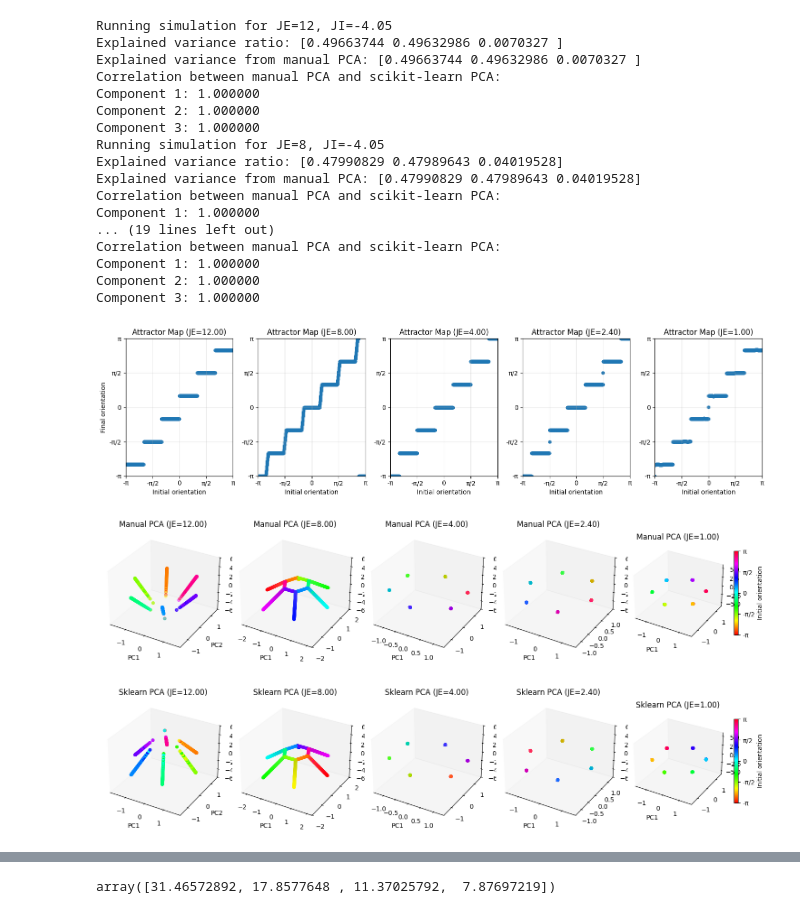
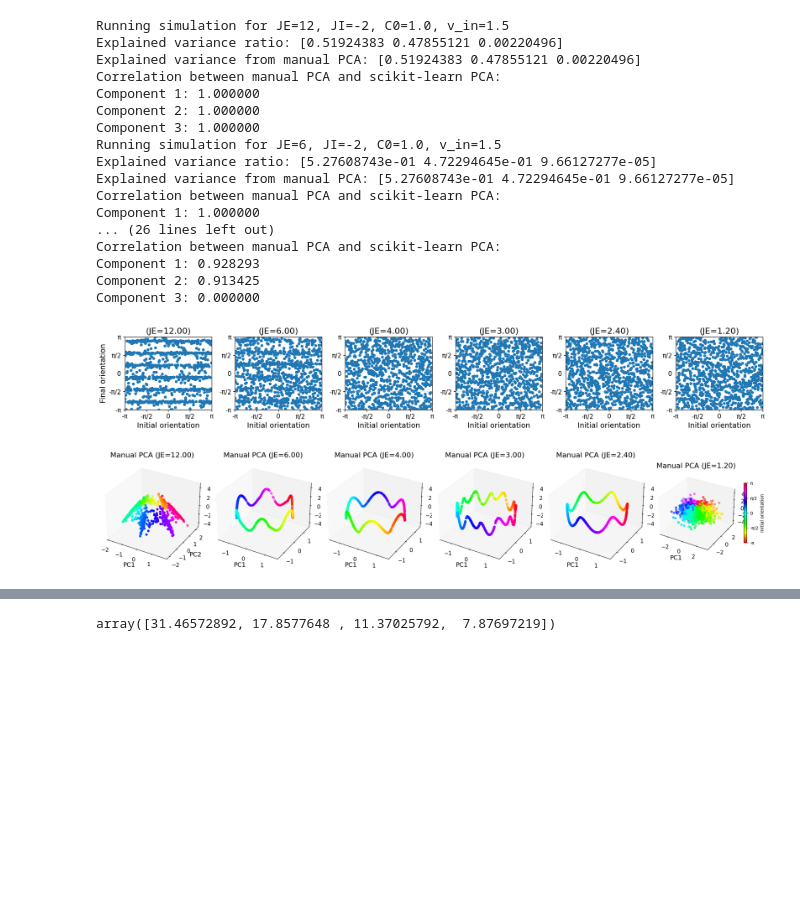
Before and after one commit to Sepsad/CompNeuroMethodsHWs, a Jupyter notebook: Final_project/code.ipynb, the cells around one changed output, grey strips where cells are left out. Cells and saved outputs as stored; diff of their text form; code cells hidden in the pictures; blank space fills up the shorter version.

```diff
--- a/Final_project/code.ipynb
+++ b/Final_project/code.ipynb
@@ -438,7 +424,7 @@ def plot_attractor_map(ax, centers, attractors, JE, combination_idx, n_combinati
     if combination_idx == 0:
         ax.set_ylabel('Final orientation', fontsize=14)
 
-    ax.set_title(f'Attractor Map (JE={JE:.2f})', fontsize=16)
+    ax.set_title(f'(JE={JE:.2f})', fontsize=16)
     ax.grid(True, alpha=0.3)
     ax.set_xlim(-np.pi, np.pi)
     ax.set_ylim(-np.pi, np.pi)
@@ -462,7 +448,7 @@ def plot_manual_pca(ax, scores, centers, JE, combination_idx, n_combinations):
 
     ax.set_title(f'Manual PCA (JE={JE:.2f})', fontsize=16)
     ax.set_xlabel('PC1', fontsize=14)
-    ax.set_zlim(-6, 6)
+    ax.set_zlim(-5, 5)
     ax.grid(False)
     ax.tick_params(axis='both', which='major', labelsize=12)
 
@@ -480,7 +466,7 @@ def plot_sklearn_pca(ax, sklearn_scores, centers, JE, combination_idx, n_combina
 
     ax.set_title(f'Sklearn PCA (JE={JE:.2f})', fontsize=16)
     ax.set_xlabel('PC1', fontsize=14)
-    ax.set_zlim(-6, 6)
+    ax.set_zlim(-5, 5)
     ax.grid(False)
     ax.tick_params(axis='both', which='major', labelsize=12)
 
@@ -493,7 +479,7 @@ JE_values = [4]
 
 # inverse_JE_values = [0.10, 0.15, 0.20, 0.25, 0.35, 0.55]
 # JE_values = 1 / np.array(inverse_JE_values)  # Convert to JE values
-JI_values = [ -2.05]  # Inhibitory connection strengths
+JI_values = [ -2]  # Inhibitory connection strengths
 
 # Store results
 results = {}
@@ -518,7 +504,7 @@ for JE in JE_values:
         centers, attractors, final_states, scores, sklearn_scores, cosine_alignment = run_attractor_simulation(JE, JI,
                                                                                              N=N, tau=tau, C0=C0, A=A,
                                                                                              v_in=v_in, timespan = (0.0,3.0),
-                                                                                             n_centers=1000)
+                                                                                             n_centers=1000, init_model= 'bump')
 
         # Store results
         results[(JE, JI)] = {
@@ -569,20 +555,18 @@ for JE in JE_values:
 
         # Plot manual PCA 3D
         ax2 = fig_pca_manual.add_subplot(1, n_combinations, combination_idx + 1, projection='3d')
-        scatter2 = plot_manual_pca(ax2, scores, centers, JE, combination_idx, n_combinations)
-        fig_pca_manual.savefig('latex/manual_pca.png', dpi=300, bbox_inches='tight')
+        scatter2 = plot_manual_pca(ax2, scores, attractors, JE, combination_idx, n_combinations)
 
         # Plot sklearn PCA 3D
         ax3 = fig_pca_sklearn.add_subplot(1, n_combinations, combination_idx + 1, projection='3d')
-        scatter3 = plot_sklearn_pca(ax3, sklearn_scores, centers, JE, combination_idx, n_combinations)
-        fig_pca_sklearn.savefig('latex/sklearn_pca.png', dpi=300, bbox_inches='tight')
+        scatter3 = plot_sklearn_pca(ax3, sklearn_scores, attractors, JE, combination_idx, n_combinations)
 
         # Add colorbar only to the last subplot in each figure
         if combination_idx == n_combinations - 1:
             for fig, ax, scatter in [(fig_pca_manual, ax2, scatter2),
                                      (fig_pca_sklearn, ax3, scatter3)]:
                 cbar = plt.colorbar(scatter, ax=ax, shrink=0.5)
-                cbar.set_label('Initial orientation')
+                cbar.set_label('Orientation')
                 cbar.set_ticks([-np.pi, -np.pi/2, 0, np.pi/2, np.pi])
                 cbar.set_ticklabels(['-π', '-π/2', '0', 'π/2', 'π'])
 
@@ -591,5 +575,7 @@ for JE in JE_values:
 fig_attractor.tight_layout()
 fig_pca_manual.tight_layout()
 fig_pca_sklearn.tight_layout()
+fig_pca_manual.savefig('latex/manual_pca.png', dpi=300, bbox_inches='tight')
+fig_pca_sklearn.savefig('latex/sklearn_pca.png', dpi=300, bbox_inches='tight')
 plt.show()
 # %% [output]
@@ -693,10 +681,10 @@ Component 3: 0.026998
 # %%
-
 # Define parameter ranges to iterate over
-JE_values = [12, 8, 4,  2.4, 1.0]
+JE_values = [ 12, 6, 4, 3, 2.4,1.2]
 # inverse_JE_values = [0.10, 0.15, 0.20, 0.25, 0.35, 0.55]
 # JE_values = 1 / np.array(inverse_JE_values)  # Convert to JE values
-JI_values = [ -4.05]  # Inhibitory connection strengths
+JI_values = [ -2]  # Inhibitory connection strengths
+
 
 # Store results
 results = {}
@@ -705,20 +693,22 @@ N = 6 # Number of neurons
 tau = 0.1
 C0 = 1.0
 A = 0.2 # Amplitude of the bump
-v_in = 0  # Constant velocity input
+v_in = 1.5  # Constant velocity input
 
 n_combinations = len(JE_values) * len(JI_values)
 # Create three separate figures: one for attractor maps, one for manual PCA, and one for sklearn PCA
-fig_attractor = plt.figure(figsize=(3 * n_combinations, 4))  # For attractor maps
-fig_pca_manual = plt.figure(figsize=(3 * n_combinations, 4))  # For manual PCA plots
-fig_pca_sklearn = plt.figure(figsize=(3 * n_combinations, 4))  # For sklearn PCA plots
+fig_attractor = plt.figure(figsize=(3 * n_combinations, 3))  # For attractor maps
+fig_pca_manual = plt.figure(figsize=(3.5 * n_combinations, 4))  # For manual PCA plots
+# fig_pca_sklearn = plt.figure(figsize=(3 * n_combinations, 4))  # For sklearn PCA plots
 
 combination_idx = 0
 
 for JE in JE_values:
     for JI in JI_values:
-        print(f"Running simulation for JE={JE}, JI={JI}")
-        centers, attractors, final_states, scores, sklearn_scores = run_attractor_simulation(JE, JI, N=N, tau=tau, C0=C0, A=A, v_in=v_in, timespan=(0.0,3.0), n_centers=1000)
+        print(f"Running simulation for JE={JE}, JI={JI}, C0={C0}, v_in={v_in}")
+        centers, attractors, final_states, scores, sklearn_scores, _ = run_attractor_simulation(JE, JI, N=N, tau=tau, C0=C0, A=A, v_in=v_in,
+                                                                                                timespan = (0.0,5.0), n_centers=1000,
+                                                                                                init_model= 'guassian')
 
         # Store results
         results[(JE, JI)] = {
@@ -733,46 +723,45 @@ for JE in JE_values:
         scatter1 = plot_attractor_map(ax1, centers, attractors, JE, combination_idx, n_combinations)
 
         # Plot manual PCA 3D
         ax2 = fig_pca_manual.add_subplot(1, n_combinations, combination_idx + 1, projection='3d')
-        scatter2 = plot_manual_pca(ax2, scores, centers, JE, combination_idx, n_combinations)
+        scatter2 = plot_manual_pca(ax2, scores, attractors, JE, combination_idx, n_combinations)
 
         # Plot sklearn PCA 3D
-        ax3 = fig_pca_sklearn.add_subplot(1, n_combinations, combination_idx + 1, projection='3d')
-        scatter3 = plot_sklearn_pca(ax3, sklearn_scores, centers, JE, combination_idx, n_combinations)
+        # ax3 = fig_pca_sklearn.add_subplot(1, n_combinations, combination_idx + 1, projection='3d')
+        # scatter3 = plot_sklearn_pca(ax3, sklearn_scores, centers, JE, combination_idx, n_combinations)
 
         # Add colorbar only to the last subplot in each figure
         if combination_idx == n_combinations - 1:
             for fig, ax, scatter in [(fig_pca_manual, ax2, scatter2),
                                      (fig_pca_sklearn, ax3, scatter3)]:
                 cbar = plt.colorbar(scatter, ax=ax, shrink=0.5)
                 cbar.set_label('Initial orientation')
                 cbar.set_ticks([-np.pi, -np.pi/2, 0, np.pi/2, np.pi])
                 cbar.set_ticklabels(['-π', '-π/2', '0', 'π/2', 'π'])
 
         combination_idx += 1
 
 fig_attractor.tight_layout()
 fig_pca_manual.tight_layout()
 fig_pca_sklearn.tight_layout()
 plt.show()
 # %% [output]
-Running simulation for JE=12, JI=-4.05
-Explained variance ratio: [0.49663744 0.49632986 0.0070327 ]
-Explained variance from manual PCA: [0.49663744 0.49632986 0.0070327 ]
+Running simulation for JE=12, JI=-2, C0=1.0, v_in=1.5
+Explained variance ratio: [0.51924383 0.47855121 0.00220496]
+Explained variance from manual PCA: [0.51924383 0.47855121 0.00220496]
 Correlation between manual PCA and scikit-learn PCA:
 Component 1: 1.000000
 Component 2: 1.000000
 Component 3: 1.000000
-Running simulation for JE=8, JI=-4.05
-Explained variance ratio: [0.47990829 0.47989643 0.04019528]
-Explained variance from manual PCA: [0.47990829 0.47989643 0.04019528]
+Running simulation for JE=6, JI=-2, C0=1.0, v_in=1.5
+Explained variance ratio: [5.27608743e-01 4.72294645e-01 9.66127277e-05]
+Explained variance from manual PCA: [5.27608743e-01 4.72294645e-01 9.66127277e-05]
 Correlation between manual PCA and scikit-learn PCA:
 Component 1: 1.000000
-... (19 lines left out)
+... (26 lines left out)
 Correlation between manual PCA and scikit-learn PCA:
-Component 1: 1.000000
-Component 2: 1.000000
-Component 3: 1.000000
+Component 1: 0.928293
+Component 2: 0.913425
+Component 3: 0.000000
-[figure, old version]
+[figure, new version]
-[figure, old version]
+[figure, new version]
-[figure, removed]
```
Also changed, not shown: parts of 7 cells of this notebook.
